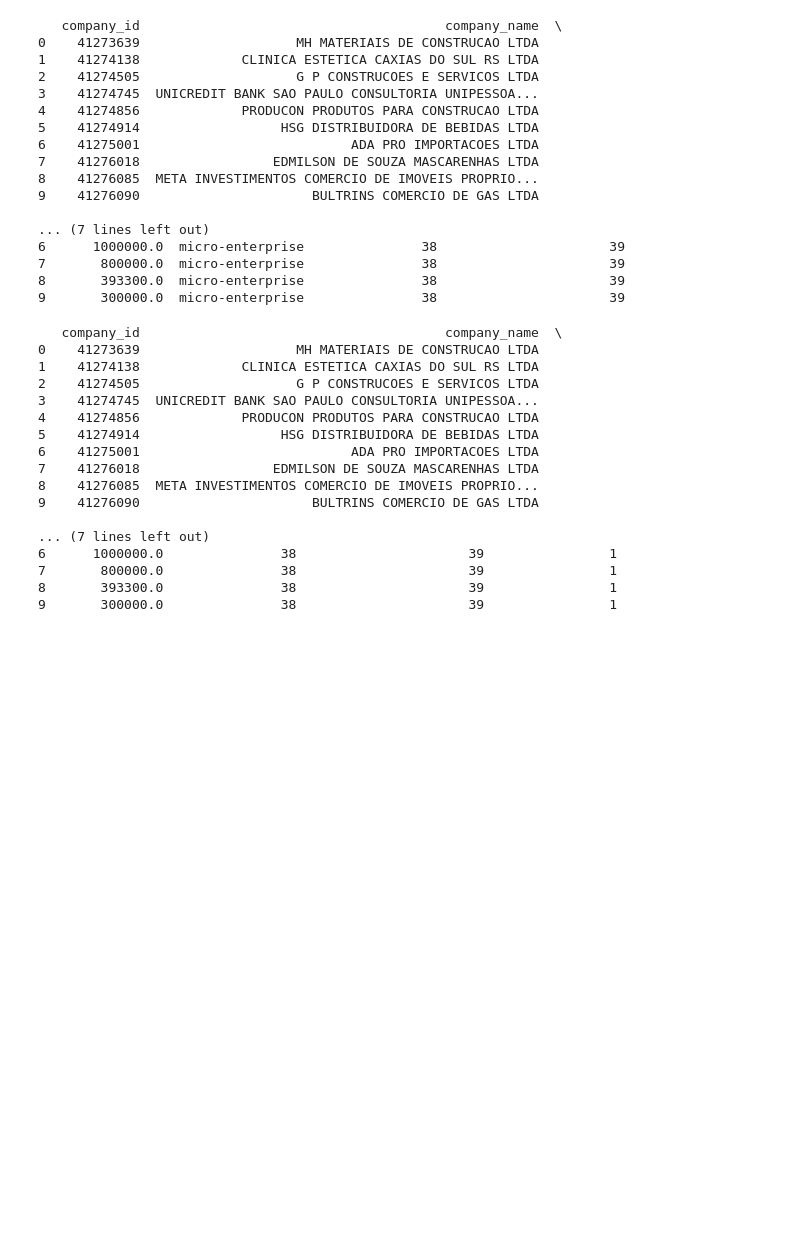
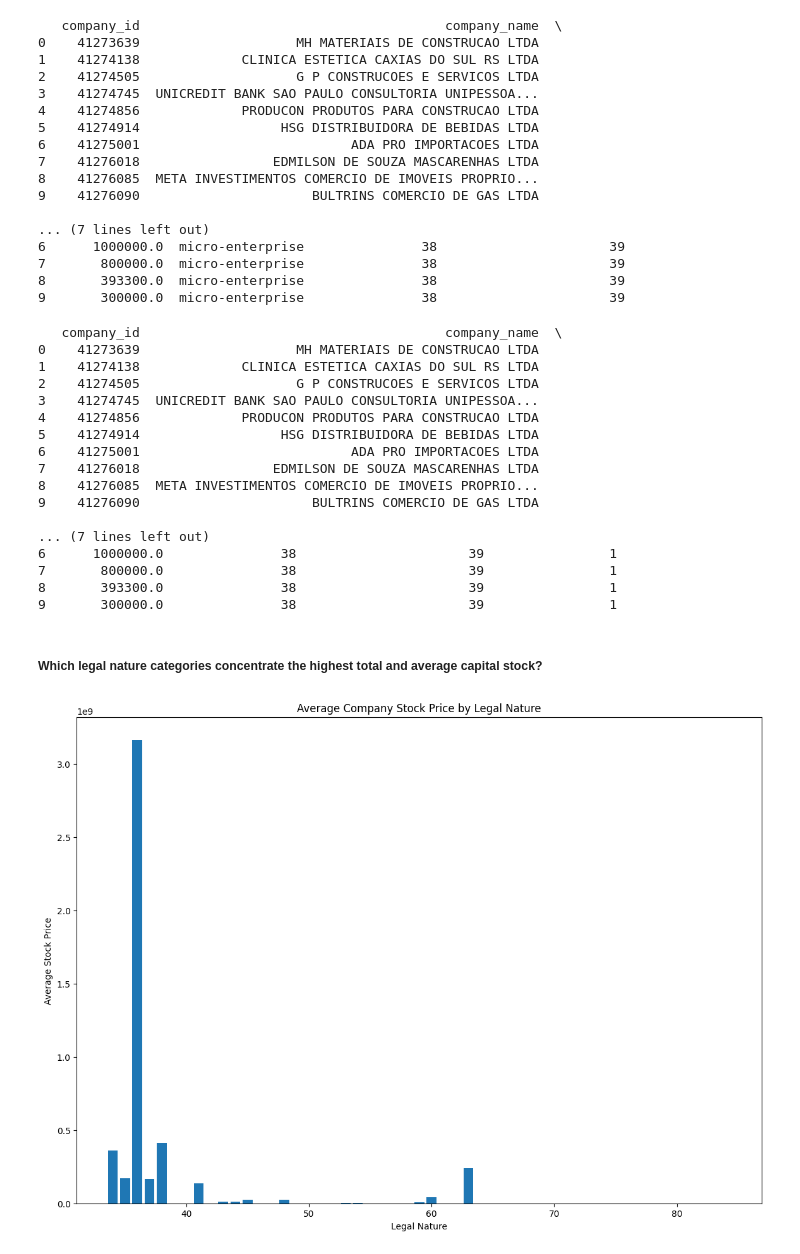
Before and after one commit to aaditbaldha2002/TidyTuesday_challenges, a Jupyter notebook: 2026/2026-01-27/eda.ipynb, the cells around one changed output. Saved outputs shown, nothing was run; the diff lists cells and outputs as text; code cells hidden in the pictures; blank space fills up the shorter version.

Commit message:
added analytical insights with visualizations

```diff
--- a/2026/2026-01-27/eda.ipynb
+++ b/2026/2026-01-27/eda.ipynb
@@ -317,3 +317,20 @@ print(total_company_df.head(10))
 7       800000.0               38                      39                1
 8       393300.0               38                      39                1
 9       300000.0               38                      39                1
+# %% [markdown]
+##### Which legal nature categories concentrate the highest total and average capital stock?
+# %%
+result = (
+    total_company_df.groupby("legal_nature_id")["capital_stock"]
+      .agg(avg="mean", max="max")
+      .sort_values("avg", ascending=False)
+)
+
+plt.figure(figsize=(14, 10))
+plt.bar(result.index, result["avg"])
+plt.title("Average Company Stock Price by Legal Nature")
+plt.ylabel("Average Stock Price")
+plt.xlabel("Legal Nature")
+plt.show()
+# %% [output]
+[figure, added]
```
Also changed, not shown: parts of 11 cells of this notebook.
